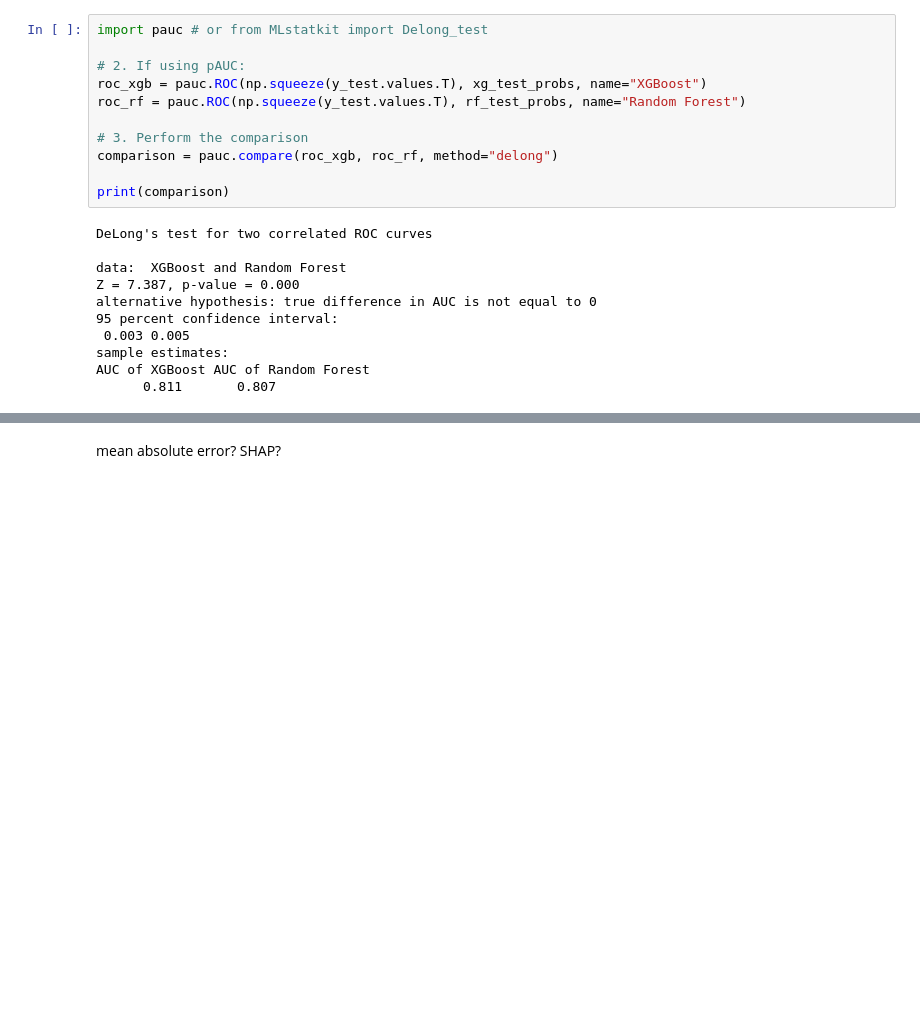
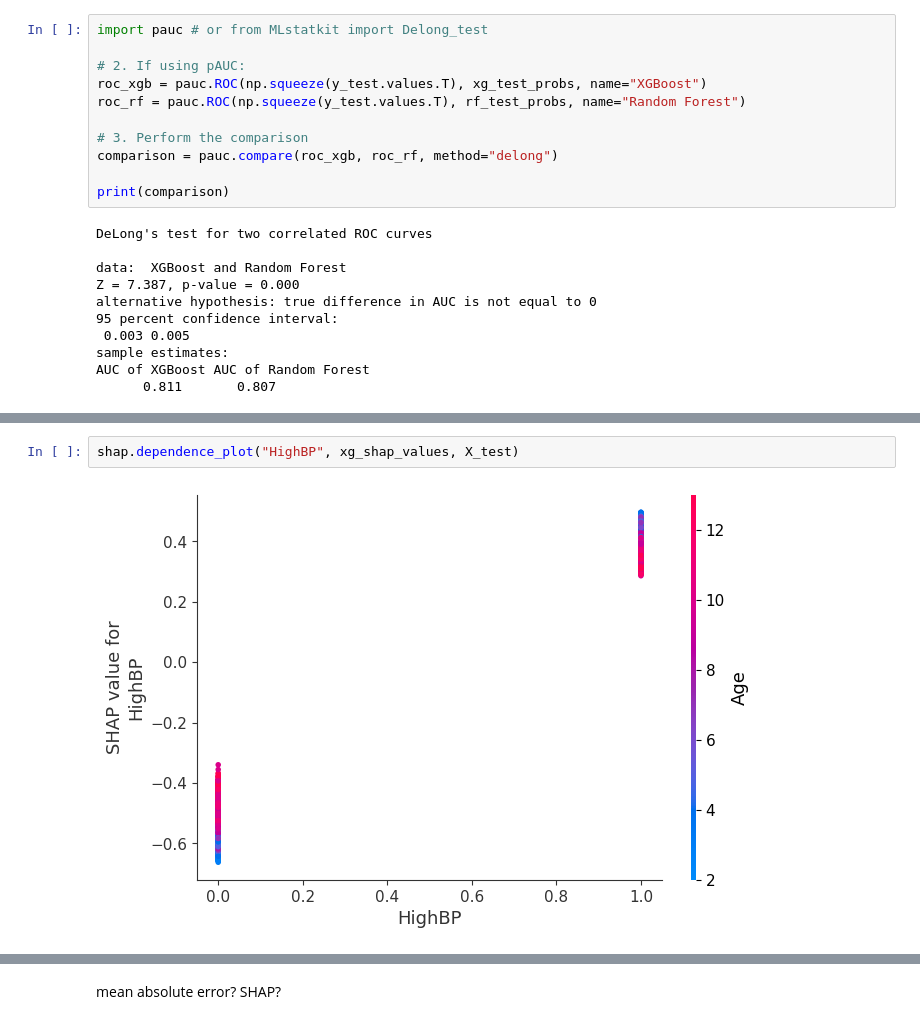
Before and after one commit to schowbey/m228-final-project, a Jupyter notebook: models.ipynb, the cells around one changed output, grey strips where cells are left out. Cells and saved outputs as stored; diff of their text form; blank space fills up the shorter version.

```diff
--- a/models.ipynb
+++ b/models.ipynb
@@ -816,0 +830,4 @@ AUC of XGBoost AUC of Random Forest
+# %%
+shap.dependence_plot("HighBP", xg_shap_values, X_test)
+# %% [output]
+[figure, added]
```
Also changed, not shown: parts of 8 cells of this notebook, 1 other file.
